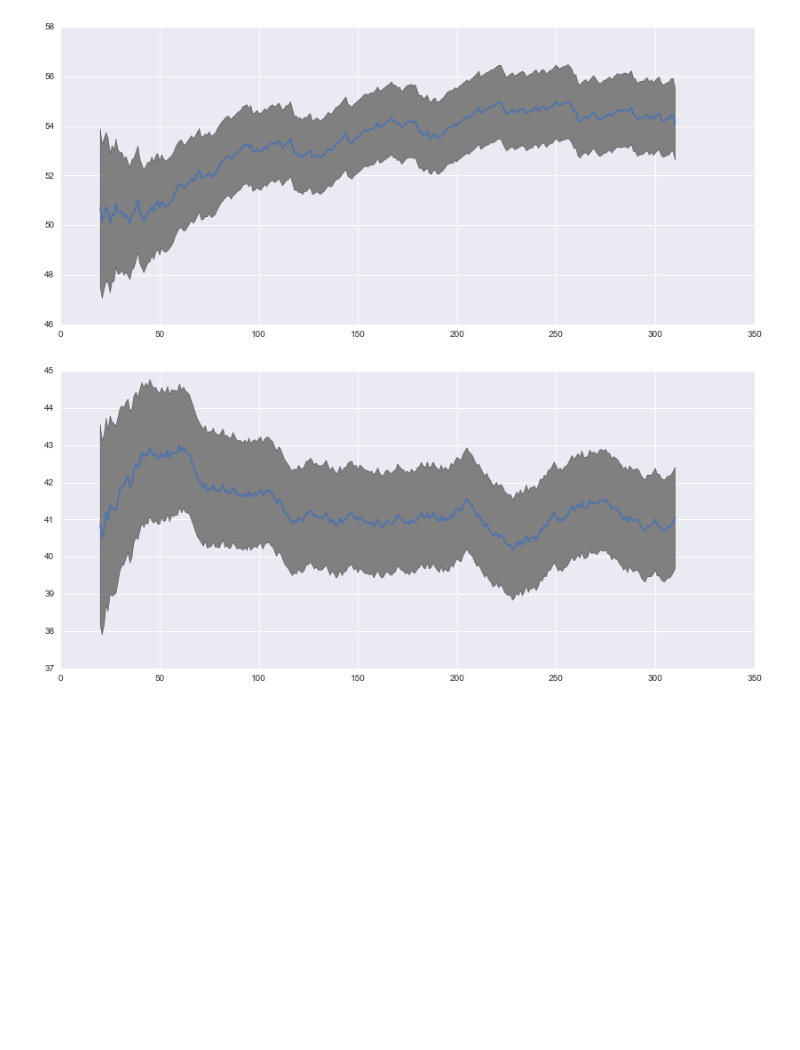
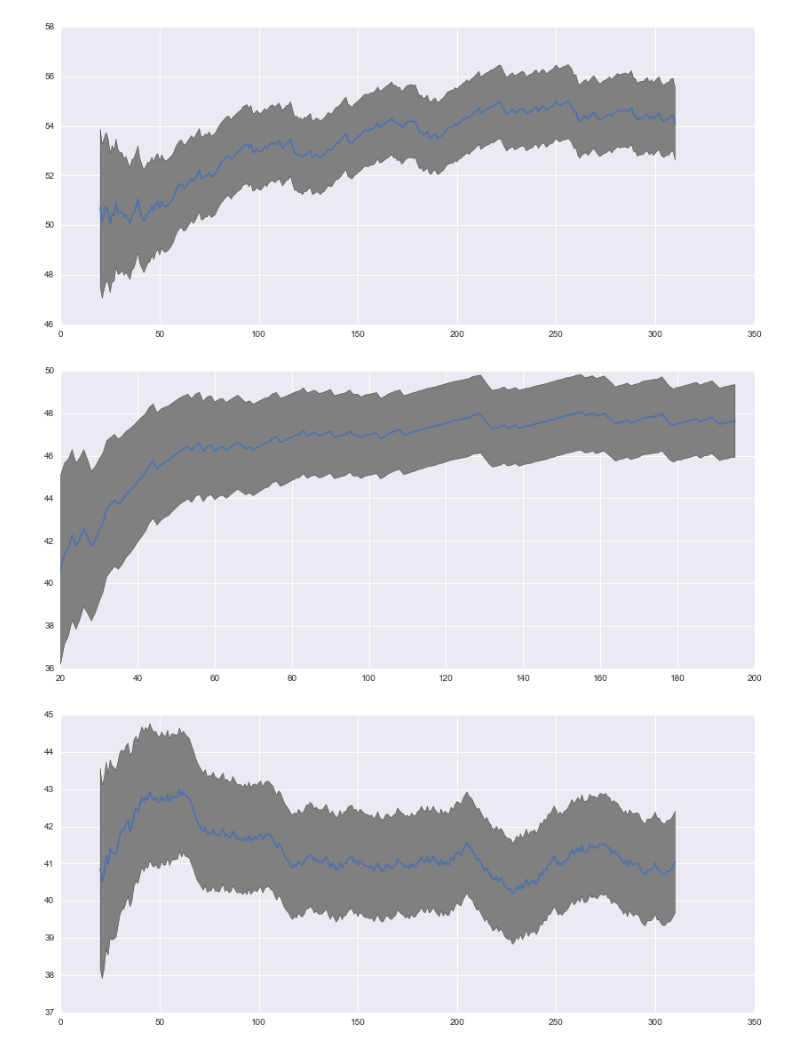
Before and after one commit to DanielVF/Halite-Ranking-Viz, a Jupyter notebook: Trueskill-Seaborn.ipynb, the cells around one changed output. Saved outputs shown, nothing was run; the diff lists cells and outputs as text; code cells hidden in the pictures; blank space fills up the shorter version.

Commit message:
Add Topbottom scoring

```diff
--- a/Trueskill-Seaborn.ipynb
+++ b/Trueskill-Seaborn.ipynb
@@ -58,0 +42,3 @@ Done
+# %%
+trueskill.setup(tau=0.08333333333333334)
+players_topbottom = score_with_default_trueskill(games, style="topbottom-trueskill") # Takes a few minutes
@@ -88,6 +89,10 @@ def plot_converge(player):
 plot_converge(players["mzotkiew"])
 # %% [output]
 [figure]
+# %%
+plot_converge(players_topbottom["mzotkiew"])
+# %% [output]
+[figure, added]
 # %%
 plot_converge(players["DanielVF"])
 # %% [output]
```
Also changed, not shown: parts of 8 cells of this notebook, 1 other file.
